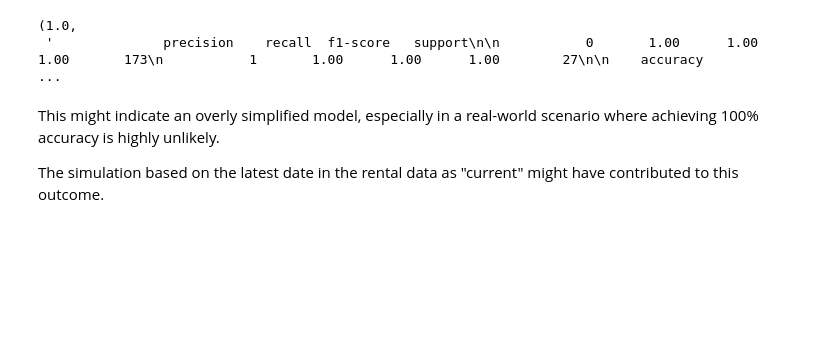
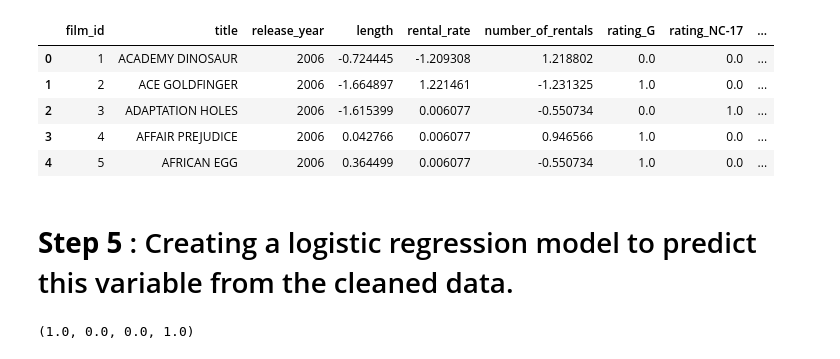
Before and after one commit to Wailbak/lab-predictions-logistic-regression, a Jupyter notebook: lab-predictions-logistic-regression.ipynb, the cells around one changed output. Cells and saved outputs as stored; diff of their text form; code cells hidden in the pictures; blank space fills up the shorter version.

```diff
--- a/lab-predictions-logistic-regression.ipynb
+++ b/lab-predictions-logistic-regression.ipynb
@@ -127,0 +78,10 @@ X_transformed.shape, y.shape
+# %%
+import pandas as pd
+
+
+try:
+    df = pd.read_sql_query(query, connection)
+    display(df.head())
+
+except Exception as e:
+    print(f"Error: {e}")
@@ -127,0 +152,5 @@ X_transformed.shape, y.shape
+# %%
+#Imputing missing values with median
+median= df['days_since_last_rental'].median()
+
+df['days_since_last_rental'].fillna(median, inplace=True)
@@ -127,0 +183,12 @@ X_transformed.shape, y.shape
+# %%
+# Calculating the most recent rental date in the dataset
+most_recent_rental = df['days_since_last_rental'].min()
+
+# Create a boolean column indicating if a film was rented last month
+# Assuming "last month" refers to the past 30 days from the most recent rental
+df['rented_last_month'] = df['days_since_last_rental'] <= 30
+
+# Select the relevant columns for the query
+query_result = df[['film_id', 'title', 'rented_last_month']]
+
+query_result.head()
@@ -128,23 +202,45 @@ X_transformed.shape, y.shape
+# %%
+df.head()
+# %% [output]
+|  | film_id | title | release_year | length | rental_rate | number_of_rentals | rating_G | rating_NC-17 | ... |
+| 0 | 1 | ACADEMY DINOSAUR | 2006 | -0.724445 | -1.209308 | 1.218802 | 0.0 | 0.0 | ... |
+| 1 | 2 | ACE GOLDFINGER | 2006 | -1.664897 | 1.221461 | -1.231325 | 1.0 | 0.0 | ... |
+| 2 | 3 | ADAPTATION HOLES | 2006 | -1.615399 | 0.006077 | -0.550734 | 0.0 | 1.0 | ... |
+| 3 | 4 | AFFAIR PREJUDICE | 2006 | 0.042766 | 0.006077 | 0.946566 | 1.0 | 0.0 | ... |
+| 4 | 5 | AFRICAN EGG | 2006 | 0.364499 | 0.006077 | -0.550734 | 1.0 | 0.0 | ... |
+# %% [markdown]
+# **Step 5** : Creating a logistic regression model to predict this variable from the cleaned data.
 # %%
+from sklearn.model_selection import train_test_split
 from sklearn.linear_model import LogisticRegression
-from sklearn.model_selection import train_test_split
-from sklearn.metrics import accuracy_score, classification_report
+from sklearn.metrics import precision_score, recall_score, f1_score, accuracy_score
+from sklearn.preprocessing import StandardScaler
 
-# Splitting the data into training and testing sets
-X_train, X_test, y_train, y_test = train_test_split(X_transformed, y, test_size=0.2, random_state=42)
+# Preparing the dataset
+X = df.drop(columns=['film_id', 'title', 'release_year', 'rented_last_month'])
+y = df['rented_last_month']
 
-# Initializing and train the logistic regression model
-logreg = LogisticRegression()
-logreg.fit(X_train, y_train)
+# Splitting the dataset into training and testing sets
+X_train, X_test, y_train, y_test = train_test_split(X, y, test_size=0.2, random_state=42)
+
+# Scaling the features
+scaler = StandardScaler()
+X_train_scaled = scaler.fit_transform(X_train)
+X_test_scaled = scaler.transform(X_test)
+
+# Creating and fitting the logistic regression model
+log_reg = LogisticRegression()
+log_reg.fit(X_train_scaled, y_train)
 
 # Predicting on the test set
-y_pred = logreg.predict(X_test)
+y_pred = log_reg.predict(X_test_scaled)
 
-# Evaluate the model
+# Evaluating the model
+precision = precision_score(y_test, y_pred, zero_division=1)
+recall = recall_score(y_test, y_pred)
+f1 = f1_score(y_test, y_pred)
 accuracy = accuracy_score(y_test, y_pred)
-report = classification_report(y_test, y_pred)
 
-accuracy, report
+precision, recall, f1, accuracy
 # %% [output]
-(1.0,
- '              precision    recall  f1-score   support\n\n           0       1.00      1.00      1.00       173\n           1       1.00      1.00      1.00        27\n\n    accuracy                  ...
+(1.0, 0.0, 0.0, 1.0)
@@ -154,4 +246,0 @@ accuracy, report
-# %% [markdown]
-This might indicate an overly simplified model, especially in a real-world scenario where achieving 100% accuracy is highly unlikely.
-
-The simulation based on the latest date in the rental data as "current" might have contributed to this outcome.
```
Also changed, not shown: parts of 22 cells of this notebook.
